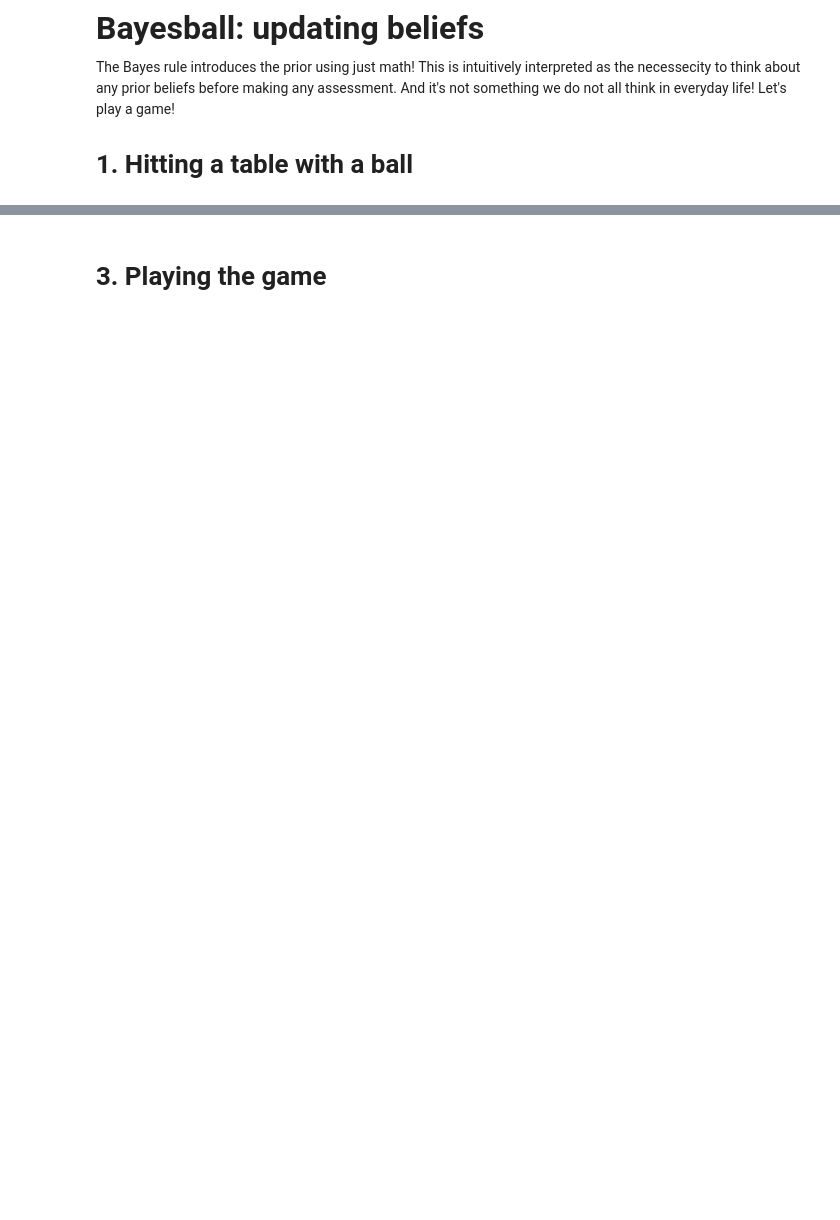
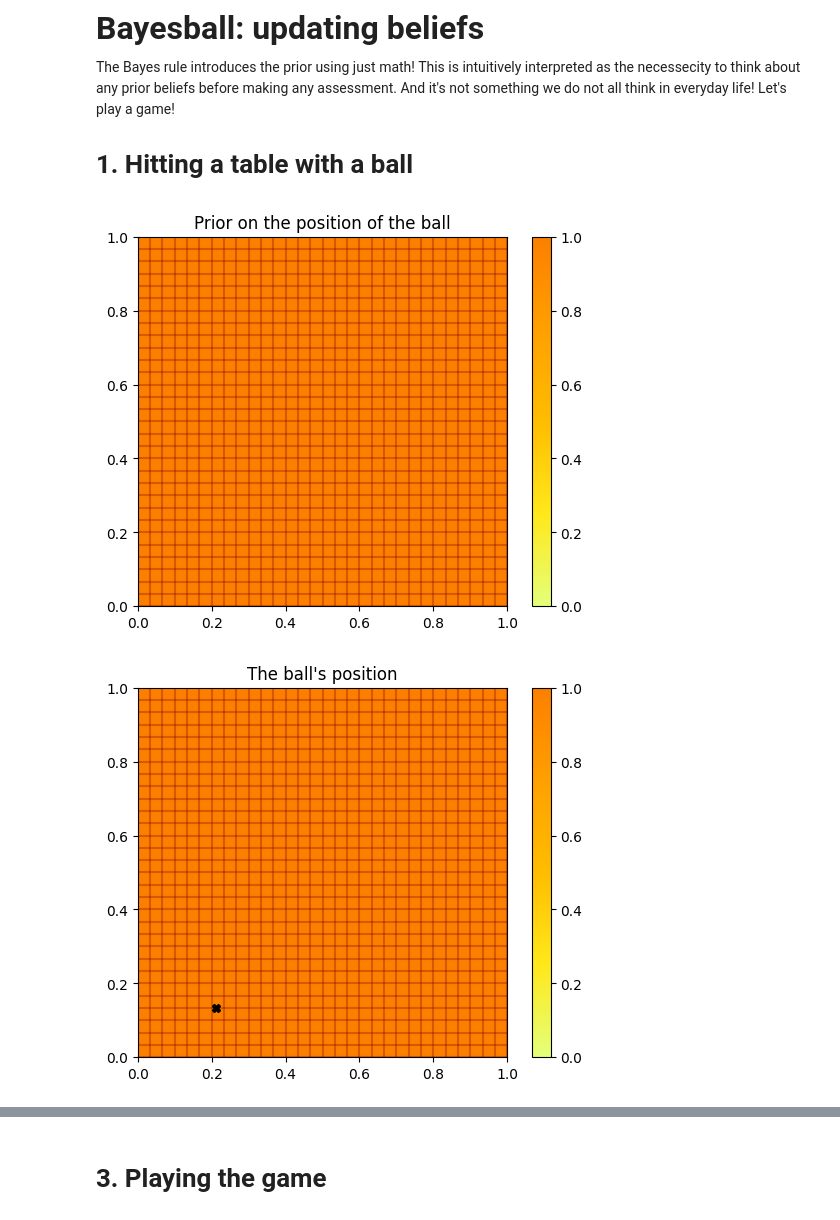
Before and after one commit to astrostatistics-in-crete/2024_summer_school, a Jupyter notebook: 06_Bayesian/Bayesian_2_Bayesball.ipynb, the cells around one changed output, grey strips where cells are left out. Drawn from its saved outputs; the diff is of its cells as text; code cells hidden in the pictures; blank space fills up the shorter version.

Commit message:
Updating the BayesBall game!

```diff
--- a/06_Bayesian/Bayesian_2_Bayesball.ipynb
+++ b/06_Bayesian/Bayesian_2_Bayesball.ipynb
@@ -3,10 +3,10 @@ from IPython.display import display, HTML
 display(HTML("<style>.container { width:100% !important; }</style>"))
 
 import numpy as np
-# import scipy.stats as st
 import matplotlib.pyplot as plt
 import matplotlib.animation as animation
-%matplotlib inline
+
+COLORMAP = "Wistia"
 # %% [markdown]
 <font size=6>**Bayesball: updating beliefs**</font>
 
@@ -14,33 +14,38 @@ The Bayes rule introduces the prior using just math! This is intuitively interpr
 
 # 1. Hitting a table with a ball
 # %%
-table_resolution = 20
+%matplotlib inline
+
+table_resolution = 30
 example_prior = np.ones((table_resolution, table_resolution))
 
 def show_table(probability, target=None, hits=None, title=None, showfig=True):
     plt.figure()
     plt.title(title)
-    plt.imshow(probability, cmap="Wistia", origin="lower", extent=(0, 1, 0, 1), vmin=0.0, vmax=1.0)
+    plt.imshow(probability, cmap=COLORMAP, origin="lower", extent=(0, 1, 0, 1), vmin=0.0, vmax=1.0)
     for pos in np.linspace(0.0, 1.0, table_resolution+1):
         plt.axvline(pos, color="maroon", alpha=0.3)
         plt.axhline(pos, color="maroon", alpha=0.3)
     if target is not None:
         plt.plot(*target, marker="X", color="k")
     if hits is not None:
         hits_x, hits_y = zip(*hits)
         plt.plot(hits_x, hits_y, "b.")
     plt.colorbar()
     if showfig:
         plt.show()
 
 def throw(size=1):
     return np.squeeze(np.random.rand(size, 2))
 
 
-show_table(probability=example_prior)
+show_table(probability=example_prior, title="Prior on the position of the ball")
 
 example_target = throw()
-show_table(probability=example_prior, target=example_target)
+show_table(probability=example_prior, target=example_target, title="The ball's position")
 
 example_hits = throw(size=10)
-show_table(probability=example_prior, target=example_target, hits=example_hits)
+show_table(probability=example_prior, target=example_target, hits=example_hits, title="Multiple hits after the first ball")
+# %% [output]
+[figure, added]
+[figure, added]
```
Also changed, not shown: parts of 4 cells of this notebook.
